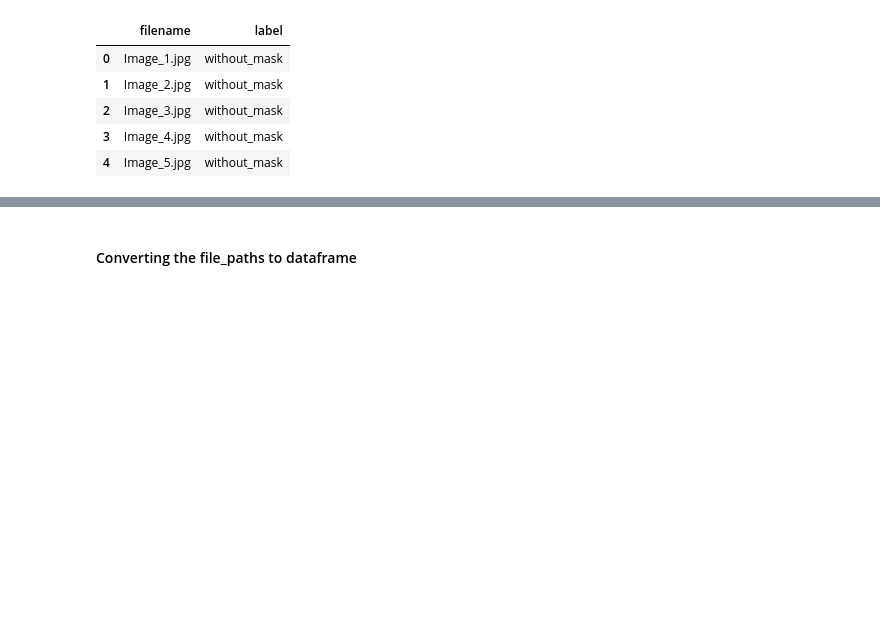
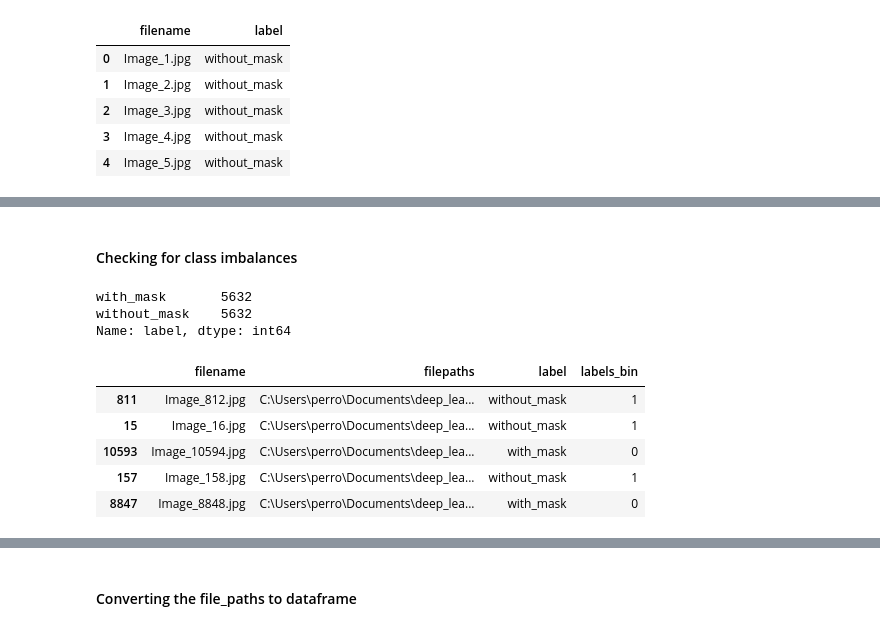
Before and after one commit to camolinasim/facemask_detection_datathon, a Jupyter notebook: facemask_detection_datathon.ipynb, the cells around one changed output, grey strips where cells are left out. Saved outputs shown, nothing was run; the diff lists cells and outputs as text; code cells hidden in the pictures; blank space fills up the shorter version.

```diff
--- a/facemask_detection_datathon.ipynb
+++ b/facemask_detection_datathon.ipynb
@@ -66,3 +53,0 @@ labels.tail()            # will display the last five rows in labels dataframe
-# %%
-file_paths = [[fname, path + '\\train\\' + fname] for fname in labels['filename']]
-print(file_paths[0])
@@ -80,0 +63,35 @@ Number of labels i.e.  11264 matches the number of filenames i.e.  11264
+# %% [markdown]
+#### Checking for class imbalances
+# %%
+train_df['label'].value_counts()
+# From the values below we can see that both classes are balanced
+## (i.e. both classes have the same number of elements)
+# %% [output]
+with_mask       5632
+without_mask    5632
+Name: label, dtype: int64
+# %%
+def prepare_data():
+    file_paths = [[fname, path + '\\train\\' + fname] for fname in train_df['filename']]
+
+    images = pd.DataFrame(file_paths, columns=['filename', 'filepaths'])
+    train_data = pd.merge(images, train_df, how = 'inner', on = 'filename')
+    lb = LabelBinarizer()
+    labels_bin = lb.fit_transform(train_data.label) # categorical labels to binary
+    train_data["labels_bin"] = lb.fit_transform(train_data.label) # categorical labels to binary
+    labels_OHE =  to_categorical(labels_bin)  # One-Hot-Encoding for the labels binary
+    train_data= train_data.sample(frac=1)
+    return train_data.head()
+
+def show_prepared_data():
+    return train_data.tail()
+# %%
+prepare_data()
+#show_prepared_data()
+# %% [output]
+|  | filename | filepaths | label | labels_bin |
+| 811 | Image_812.jpg | C:\Users\perro\Documents\deep_lea... | without_mask | 1 |
+| 15 | Image_16.jpg | C:\Users\perro\Documents\deep_lea... | without_mask | 1 |
+| 10593 | Image_10594.jpg | C:\Users\perro\Documents\deep_lea... | with_mask | 0 |
+| 157 | Image_158.jpg | C:\Users\perro\Documents\deep_lea... | without_mask | 1 |
+| 8847 | Image_8848.jpg | C:\Users\perro\Documents\deep_lea... | with_mask | 0 |
```
Also changed, not shown: parts of 53 cells of this notebook.
